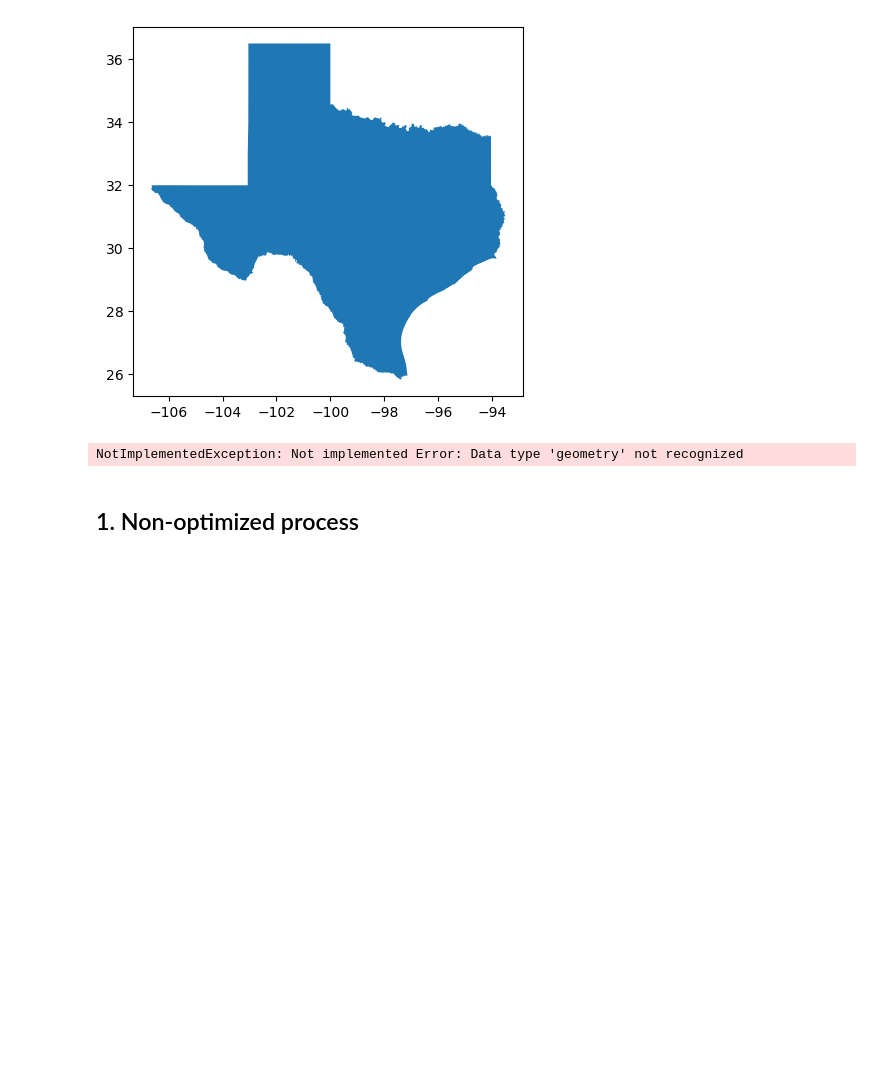
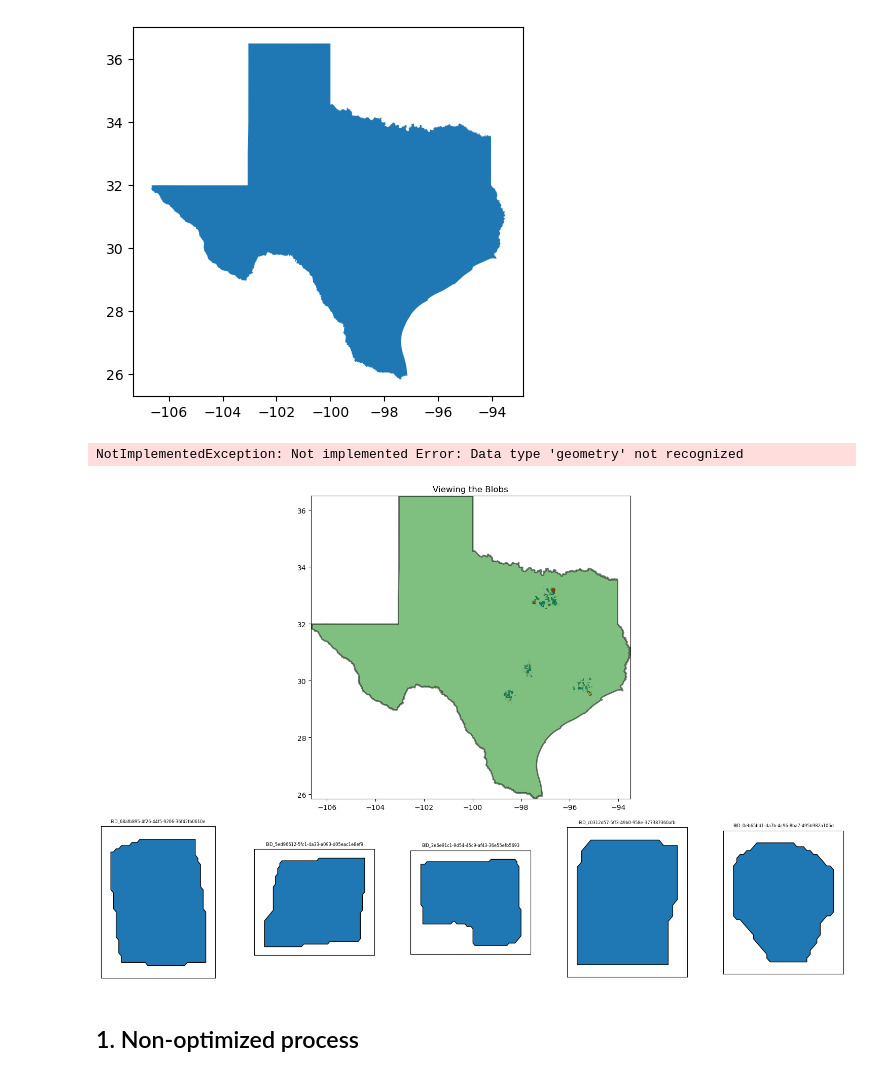
Before and after one commit to sralter/matching_optimization, a Jupyter notebook: matching.ipynb, the cells around one changed output. Drawn from its saved outputs; the diff is of its cells as text; code cells hidden in the pictures; blank space fills up the shorter version.

Commit message:
make figure and begin next section

```diff
--- a/matching.ipynb
+++ b/matching.ipynb
@@ -130,6 +130,7 @@ if not fig_location.exists():
     # plot blobs on main
     ax_main = fig.add_subplot(gs[0])
     gdf.plot(ax=ax_main)
+    gdf_sample.plot(ax=ax_main, color='red', linewidth=5, edgecolor='red')
     ax_main.set_title('Viewing the Blobs')
 
     # zoom on texas as the blob data is focused there
@@ -137,13 +138,10 @@ if not fig_location.exists():
     ax_main.set_ylim(25.84, 36.5)
 
     # add us boundary
-    # conus = gpd.read_parquet('data/conus_admin.parquet')
     texas_boundary = gpd.read_file('data/Texas_State_Boundary_1106215059088919288.geojson')
     texas_boundary.plot(ax=ax_main, alpha=0.5, color='green', edgecolor='black', linewidth=2)
 
     ax_main.set_title(f'Viewing the Blobs')
-    # ax_main.set_xticks([])
-    # ax_main.set_yticks([])
 
     # instantiate subplot gridspecs
     gs_subplots = gridspec.GridSpecFromSubplotSpec(
@@ -155,34 +153,36 @@ if not fig_location.exists():
     # view sample of polygons in gridspec
     for i, (idx, row) in enumerate(gdf_sample.iterrows()):
 
         # plot len(sample_size) subsets
         ax = fig.add_subplot(gs_subplots[0, i])
         subset = gdf_sample.iloc[[i]]
         subset.plot(ax=ax, edgecolor='black')
 
         # adjust zoom
         bounds = subset.geometry.bounds.values[0]
         x_buffer = (bounds[2] - bounds[0]) / 10
         y_buffer = (bounds[3] - bounds[1]) / 10
         ax.set_xlim(bounds[0] - x_buffer, bounds[2] + x_buffer)
         ax.set_ylim(bounds[1] - y_buffer, bounds[3] + y_buffer)
 
         # title
         ax.set_title(f"{row['BLOB_ID']}", fontsize=6)
         ax.set_xticks([])
         ax.set_yticks([])
 
     plt.tight_layout()
     # # plt.savefig('figs/blobs_plot.pdf', bbox_inches='tight') # this pdf is too large
-    # plt.savefig('figs/blobs_plot.png', bbox_inches='tight')
+    plt.savefig('figs/blobs_plot.png', bbox_inches='tight')
 
     plt.show()
 else:
     img = plt.imread(fig_location)
     plt.imshow(img)
     plt.axis('off')
     plt.tight_layout()
     plt.show()
+# %% [output]
+[figure, added]
 # %% [markdown]
 ## 1. Non-optimized process
 # %% [markdown]
```
Also changed, not shown: parts of 1 cell of this notebook.
